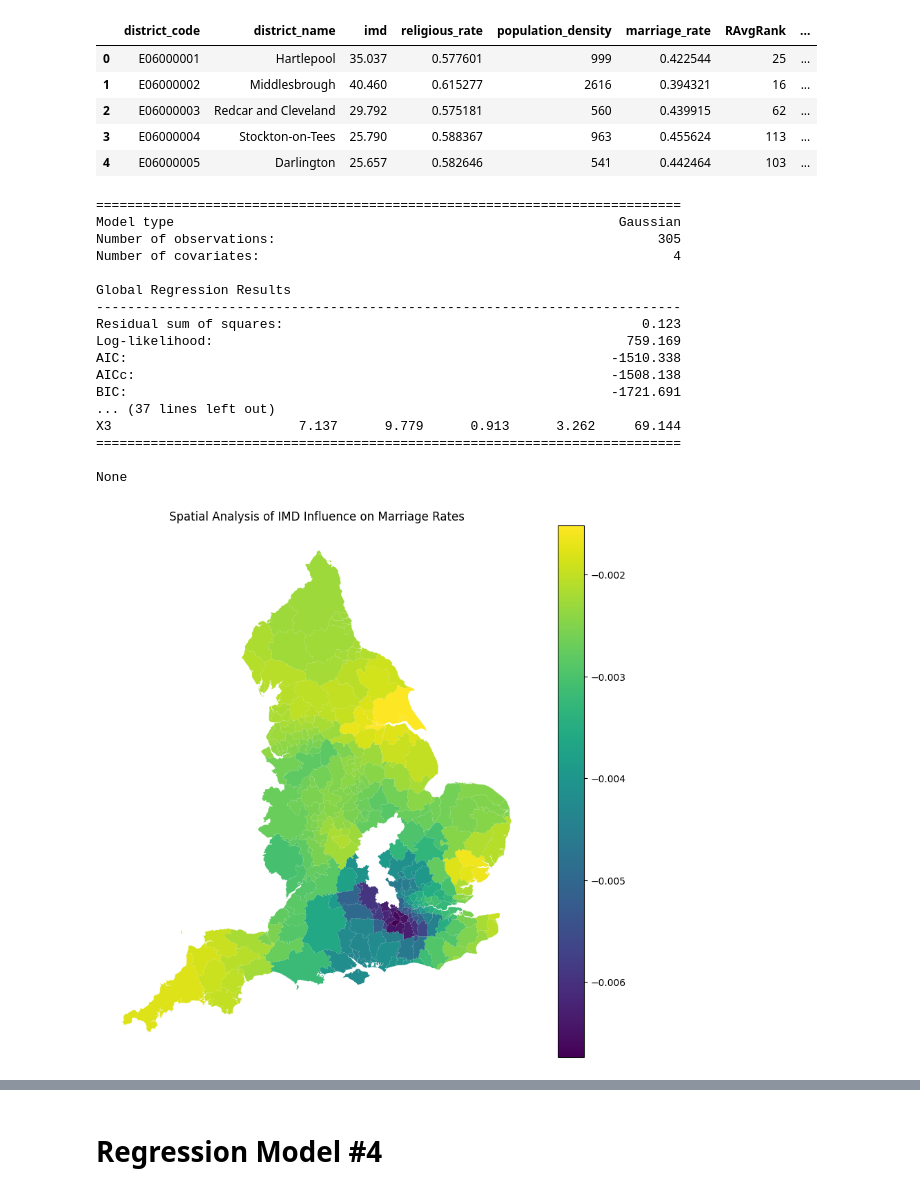
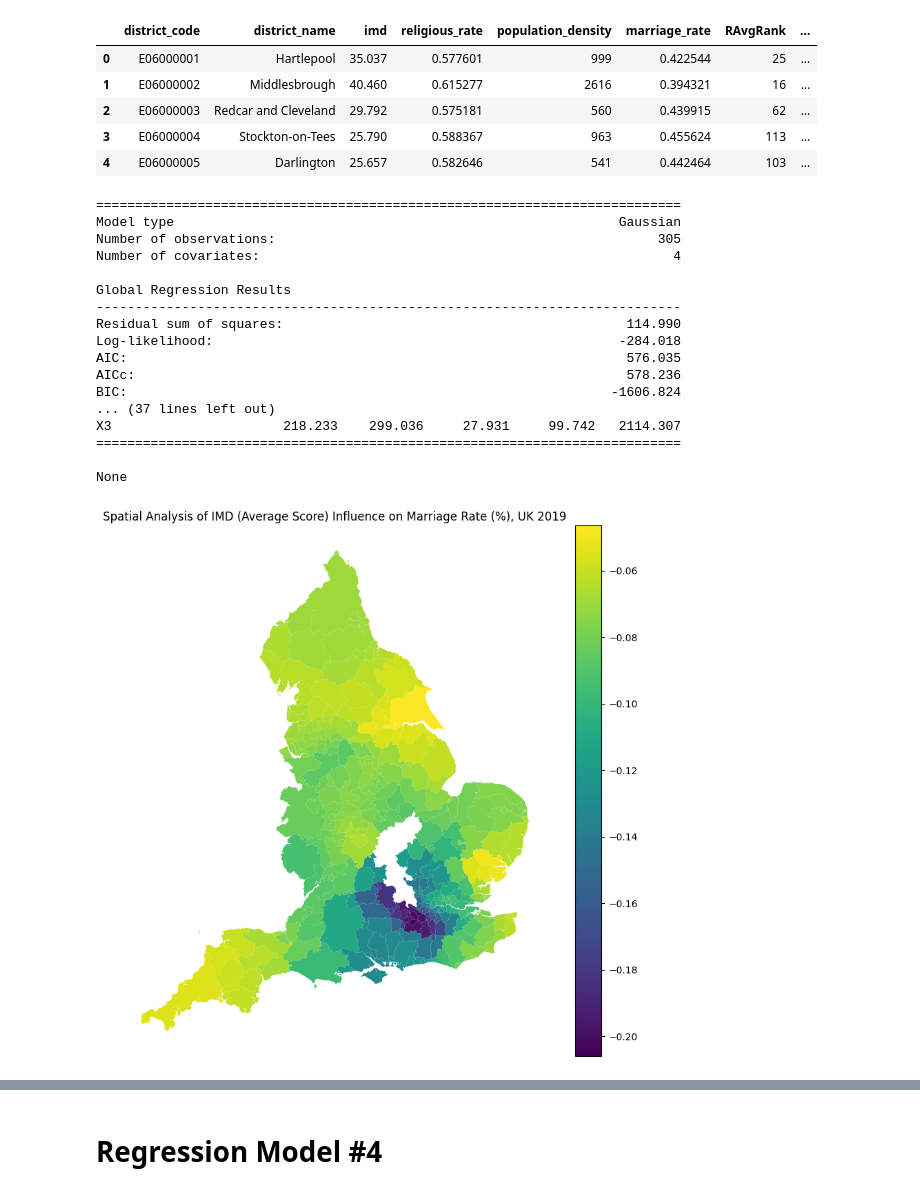
Before and after one commit to sofiabuono7/QM2, a Jupyter notebook: Copy_of_Final_Version_with_order_sorted_.ipynb, the cells around one changed output, grey strips where cells are left out. Saved outputs shown, nothing was run; the diff lists cells and outputs as text; code cells hidden in the pictures.

```diff
--- a/Copy_of_Final_Version_with_order_sorted_.ipynb
+++ b/Copy_of_Final_Version_with_order_sorted_.ipynb
@@ -714,6 +708,9 @@ Results of the Breusch-Pagan Test Model 1 Transformed
 # %% [markdown]
 OLS Regression Analysis: Marriage Rate, IMD Rank, Religious Rate
 # %%
+scaler = StandardScaler()
+overall_data_scaled['cubed_marriage_rate'] = scaler.fit_transform(overall_data_scaled[['cubed_marriage_rate']])
+
 imd_corr = np.round(np.corrcoef(overall_data_scaled['cubed_marriage_rate_scaled'], overall_data_scaled['imd_scaled'])[0, 1], 2)
 rel_rate_corr = np.round(np.corrcoef(overall_data_scaled['cubed_marriage_rate_scaled'], overall_data_scaled['religious_rate_scaled'])[0, 1], 2)
 
@@ -1340,11 +1337,6 @@ merged_data.head()
 | 3 | E06000004 | Stockton-on-Tees | 25.790 | 0.588367 | 963 | 0.455624 | 113 | ... |
 | 4 | E06000005 | Darlington | 25.657 | 0.582646 | 541 | 0.442464 | 103 | ... |
 # %%
-import libpysal as ps
-import geopandas as gpd
-from mgwr.gwr import GWR, MGWR
-from mgwr.sel_bw import Sel_BW
-
 merged_data = merged_data.to_crs(epsg=27700)
 centroids = merged_data.geometry.centroid
 coords = list(zip(centroids.x, centroids.y))
@@ -1367,28 +1359,28 @@ Number of covariates:                                                     4
 
 Global Regression Results
 ---------------------------------------------------------------------------
-Residual sum of squares:                                              0.123
-Log-likelihood:                                                     759.169
-AIC:                                                              -1510.338
-AICc:                                                             -1508.138
-BIC:                                                              -1721.691
+Residual sum of squares:                                            114.990
+Log-likelihood:                                                    -284.018
+AIC:                                                                576.035
+AICc:                                                               578.236
+BIC:                                                              -1606.824
 ... (37 lines left out)
-X3                        7.137      9.779      0.913      3.262     69.144
+X3                      218.233    299.036     27.931     99.742   2114.307
 ===========================================================================
 
 None
 # %%
 merged_data['gwr_coefficient'] = gwr_results.params[:, 1]
 
 fig, ax = plt.subplots(1, 1, figsize=(10, 10))
 merged_data.plot(column='gwr_coefficient', ax=ax, legend=True)
 
-ax.set_title('Spatial Analysis of IMD Influence on Marriage Rates')
+ax.set_title('Spatial Analysis of IMD (Average Score) Influence on Marriage Rate (%), UK 2019')
 ax.set_axis_off()
 
 plt.show()
 # %% [output]
-[figure, old version]
+[figure, new version]
 # %%
 merged_data['gwr_coefficient'] = gwr_results.params[:, 2]
 
```
Also changed, not shown: parts of 44 cells of this notebook.
